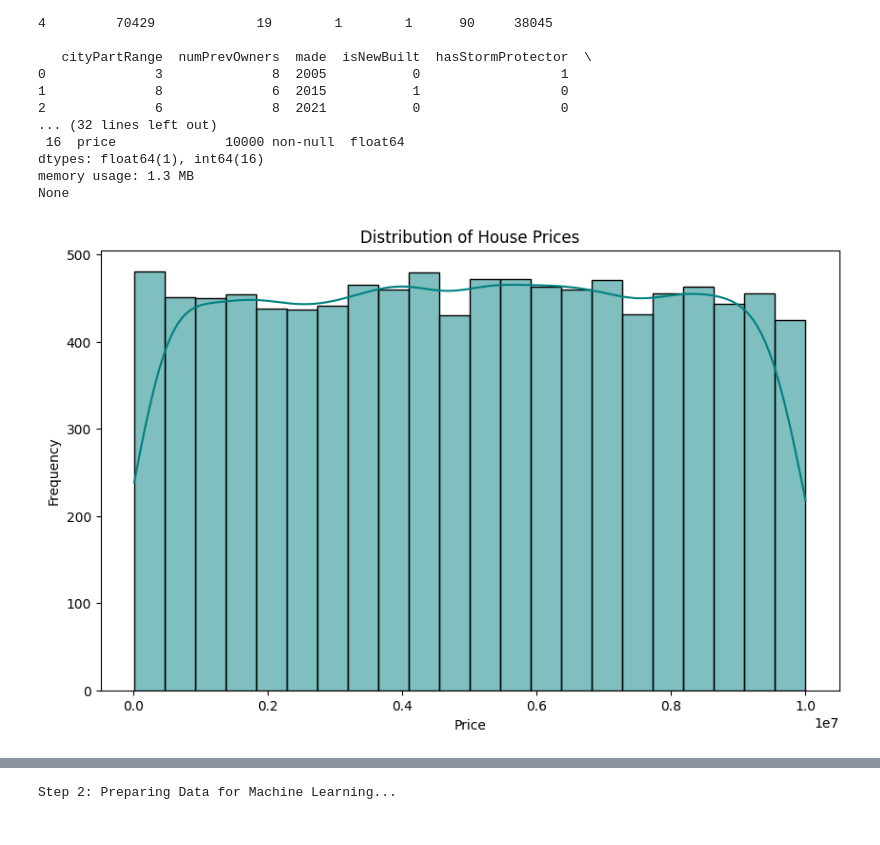
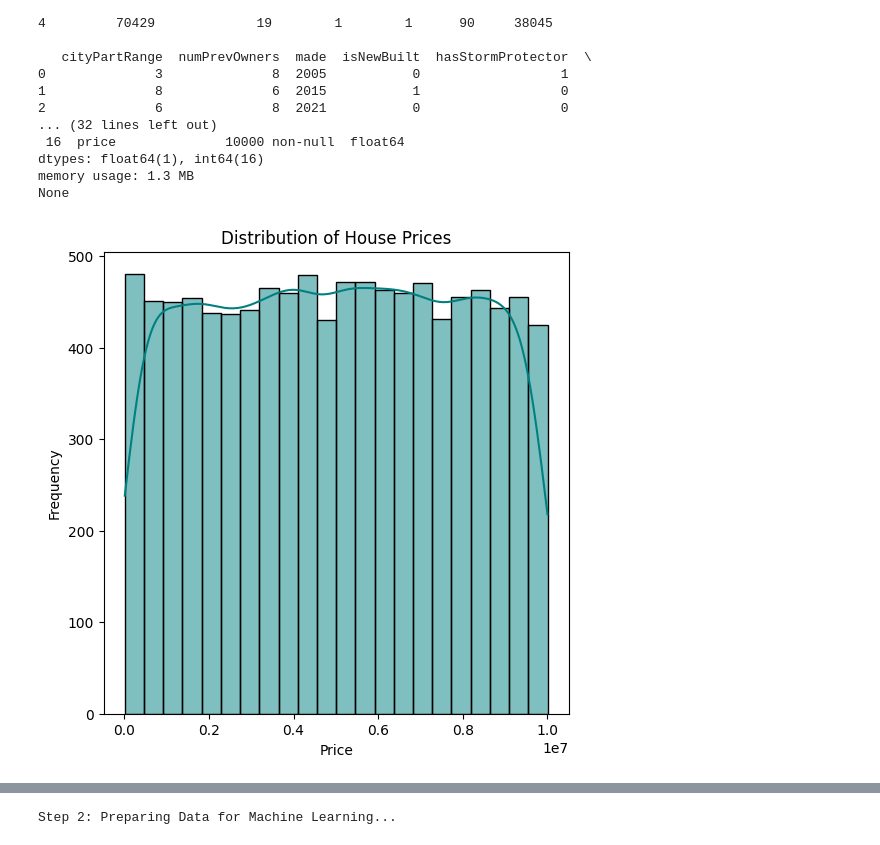
Before and after one commit to rakshitha01-a11y/house-price-prediction, a Jupyter notebook: Copy_of_Welcome_To_Colab.ipynb, the cells around one changed output, grey strips where cells are left out. Saved outputs shown, nothing was run; the diff lists cells and outputs as text; code cells hidden in the pictures.

```diff
--- a/Copy_of_Welcome_To_Colab.ipynb
+++ b/Copy_of_Welcome_To_Colab.ipynb
@@ -54,14 +54,14 @@ memory usage: 1.3 MB
 None
 # %%
 # Visualizing the Target Variable (Price)
-plt.figure(figsize=(10, 6))
+plt.figure(figsize=(6, 6))
 sns.histplot(df['price'], kde=True, color='teal')
 plt.title('Distribution of House Prices')
 plt.xlabel('Price')
 plt.ylabel('Frequency')
 plt.show()
 # %% [output]
-[figure, old version]
+[figure, new version]
 # %%
 # 4. CORRELATION ANALYSIS
 # Understanding which features affect the price most
```
Also changed, not shown: parts of 1 cell of this notebook.
